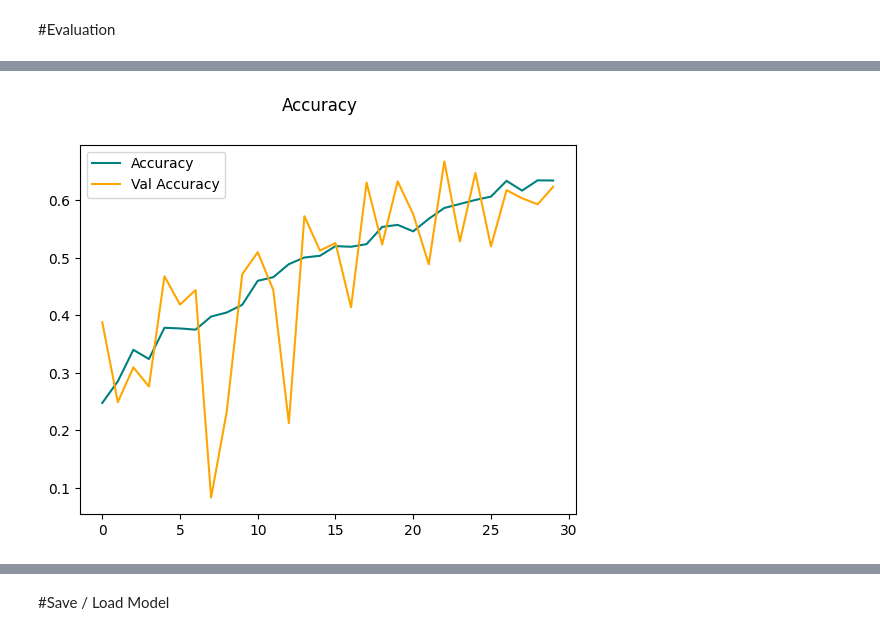
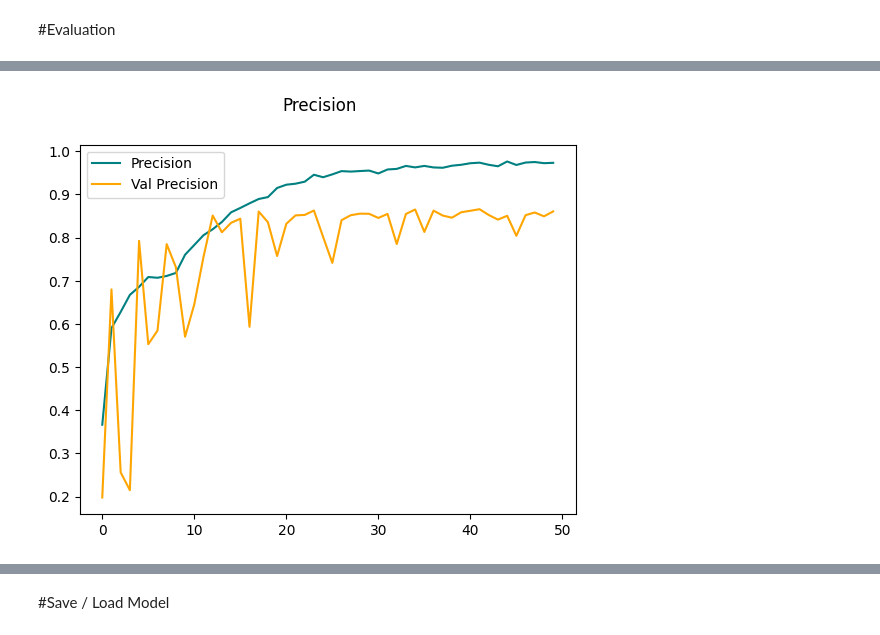
Before and after one commit to Check-Your-Skin/checkyourskin-ml_model, a Jupyter notebook: Data Preparation/HAM10000_DP.ipynb, the cells around one changed output, grey strips where cells are left out. Cells and saved outputs as stored; diff of their text form; code cells hidden in the pictures.

```diff
--- a/Data Preparation/HAM10000_DP.ipynb
+++ b/Data Preparation/HAM10000_DP.ipynb
@@ -128,0 +149,2 @@ df['label'] = numerical_label
+# %%
+df = balanced_df
@@ -180,11 +207,11 @@ model.add(MaxPooling2D(pool_size=(2,2), strides=(2,2)))
 model.add(BatchNormalization())
 
 model.add(Flatten())
-model.add(Dropout(rate=0.2))
+model.add(Dropout(rate=0.6))
 model.add(Dense(units=512, activation="relu"))
-model.add(Dropout(rate=0.2))
+model.add(Dropout(rate=0.6))
 model.add(Dense(units=256, activation="relu"))
-model.add(Dropout(rate=0.2))
+model.add(Dropout(rate=0.6))
 model.add(Dense(units=32, activation="relu"))
 model.add(BatchNormalization())
 
@@ -220,7 +247,15 @@ loss_name = 'categorical_crossentropy'
 
 model.compile(optimizer=optimizer,
               loss=loss_name,
-              metrics = ['accuracy'])
+              metrics = [
+                    metrics.Precision(),
+                    metrics.Recall(),
+                    metrics.FalsePositives(),
+                    metrics.FalseNegatives(),
+                    metrics.TruePositives(),
+                    metrics.TrueNegatives(),
+                    metrics.AUC()
+                ])
 # %%
-hist = model.fit(x_train, y_train, epochs=30, validation_data=(x_valid, y_valid), batch_size=8, class_weight=class_weights)
+hist = model.fit(x_train, y_train, epochs=50, validation_data=(x_valid, y_valid), batch_size=8, class_weight=class_weights)
 # %% [output]
@@ -263,9 +294,9 @@ plt.show()
 # %%
 fig = plt.figure()
-plt.plot(hist.history['accuracy'], color='teal', label='Accuracy')
-plt.plot(hist.history['val_accuracy'], color='orange', label='Val Accuracy')
-fig.suptitle('Accuracy')
+plt.plot(hist.history['precision'], color='teal', label='Precision')
+plt.plot(hist.history['val_precision'], color='orange', label='Val Precision')
+fig.suptitle('Precision')
 plt.legend(loc='upper left')
 plt.show()
 # %% [output]
-[figure, old version]
+[figure, new version]
```
Also changed, not shown: parts of 15 cells of this notebook.
